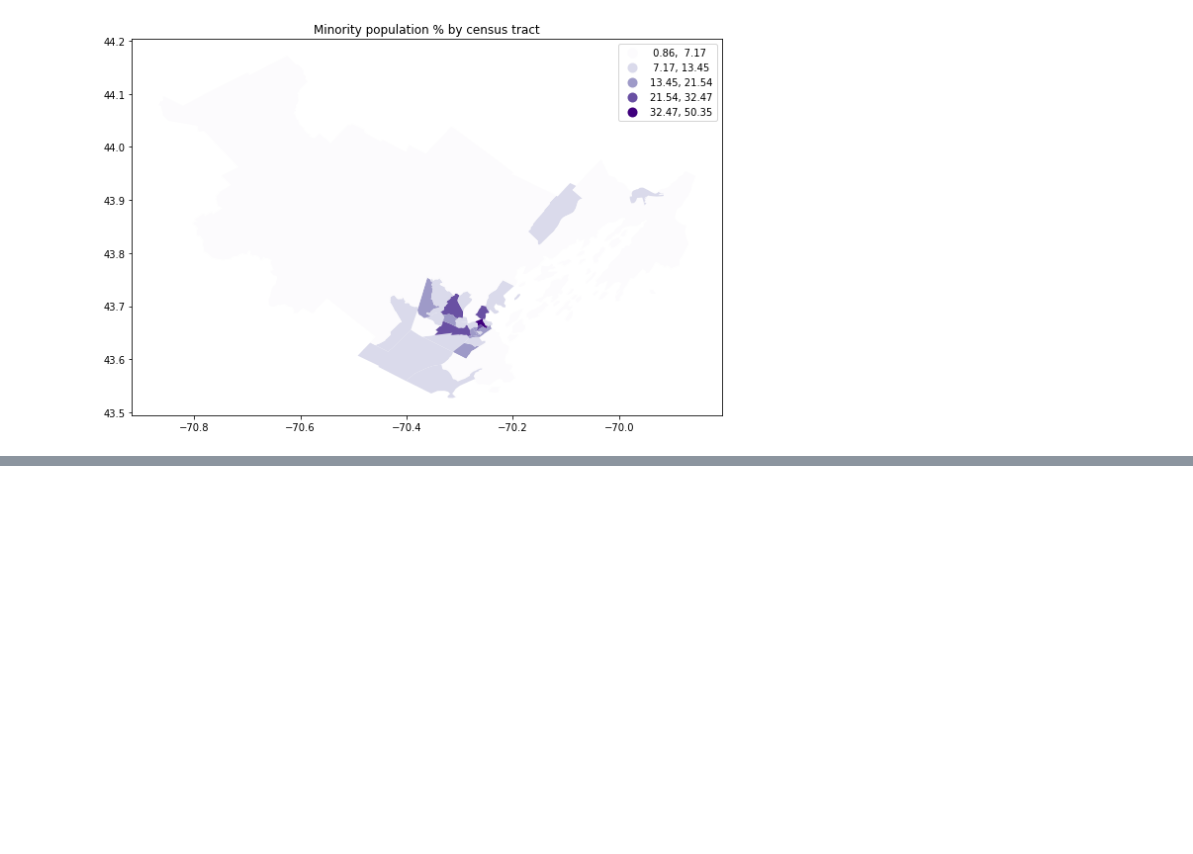
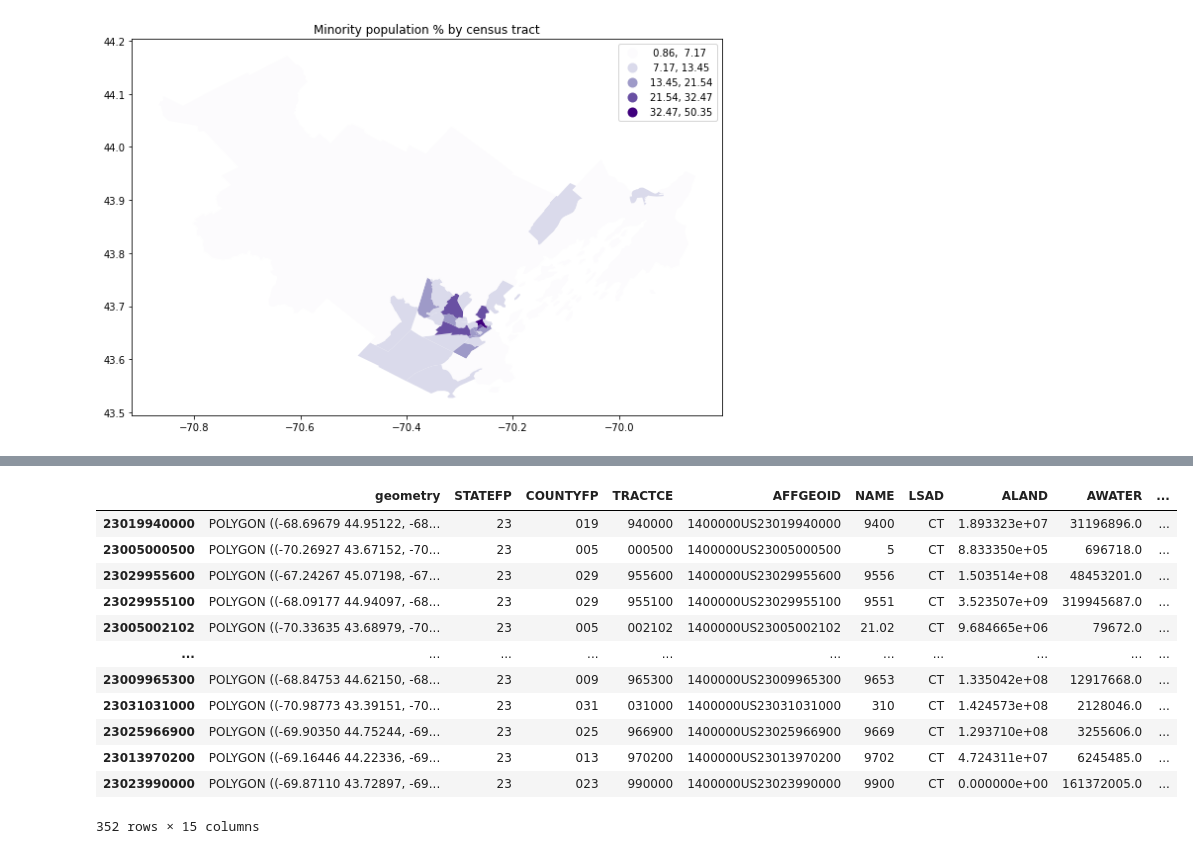
Before and after one commit to llimllib/hmda, a Jupyter notebook: geo.ipynb, the cells around one changed output, grey strips where cells are left out. Drawn from its saved outputs; the diff is of its cells as text; code cells hidden in the pictures; blank space fills up the shorter version.

```diff
--- a/geo.ipynb
+++ b/geo.ipynb
@@ -241,0 +238,16 @@ KeyError: '23031990100'
+# %%
+minority.sort_values("tract_minority_population_percent", ascending=False)
+# %% [output]
+|  | geometry | STATEFP | COUNTYFP | TRACTCE | AFFGEOID | NAME | LSAD | ALAND | AWATER | ... |
+| 23019940000 | POLYGON ((-68.69679 44.95122, -68... | 23 | 019 | 940000 | 1400000US23019940000 | 9400 | CT | 1.893323e+07 | 31196896.0 | ... |
+| 23005000500 | POLYGON ((-70.26927 43.67152, -70... | 23 | 005 | 000500 | 1400000US23005000500 | 5 | CT | 8.833350e+05 | 696718.0 | ... |
+| 23029955600 | POLYGON ((-67.24267 45.07198, -67... | 23 | 029 | 955600 | 1400000US23029955600 | 9556 | CT | 1.503514e+08 | 48453201.0 | ... |
+| 23029955100 | POLYGON ((-68.09177 44.94097, -68... | 23 | 029 | 955100 | 1400000US23029955100 | 9551 | CT | 3.523507e+09 | 319945687.0 | ... |
+| 23005002102 | POLYGON ((-70.33635 43.68979, -70... | 23 | 005 | 002102 | 1400000US23005002102 | 21.02 | CT | 9.684665e+06 | 79672.0 | ... |
+| ... | ... | ... | ... | ... | ... | ... | ... | ... | ... | ... |
+| 23009965300 | POLYGON ((-68.84753 44.62150, -68... | 23 | 009 | 965300 | 1400000US23009965300 | 9653 | CT | 1.335042e+08 | 12917668.0 | ... |
+| 23031031000 | POLYGON ((-70.98773 43.39151, -70... | 23 | 031 | 031000 | 1400000US23031031000 | 310 | CT | 1.424573e+08 | 2128046.0 | ... |
+| 23025966900 | POLYGON ((-69.90350 44.75244, -69... | 23 | 025 | 966900 | 1400000US23025966900 | 9669 | CT | 1.293710e+08 | 3255606.0 | ... |
+| 23013970200 | POLYGON ((-69.16446 44.22336, -69... | 23 | 013 | 970200 | 1400000US23013970200 | 9702 | CT | 4.724311e+07 | 6245485.0 | ... |
+| 23023990000 | POLYGON ((-69.87110 43.72897, -69... | 23 | 023 | 990000 | 1400000US23023990000 | 9900 | CT | 0.000000e+00 | 161372005.0 | ... |
+352 rows × 15 columns
```
Also changed, not shown: parts of 2 cells of this notebook.
